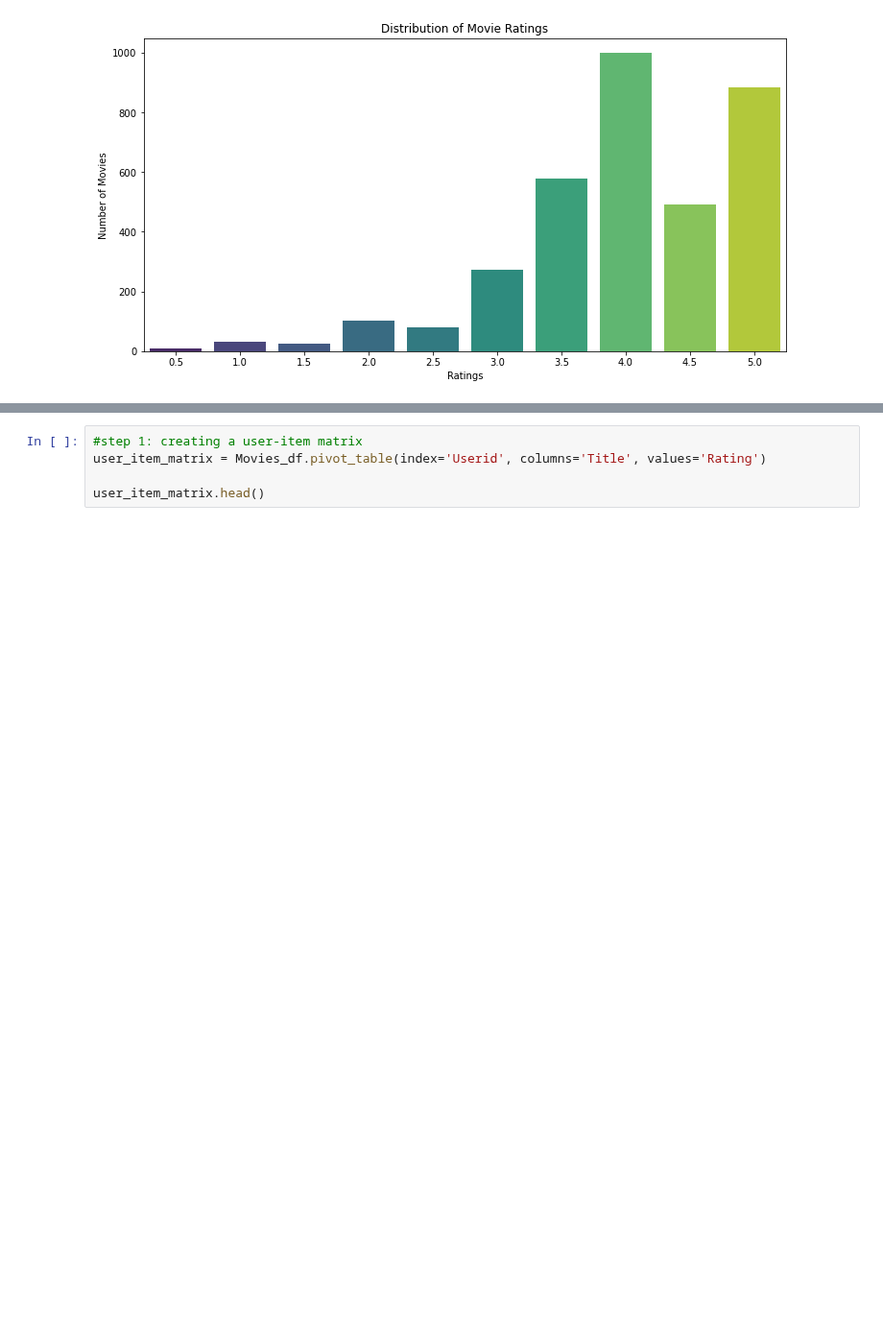
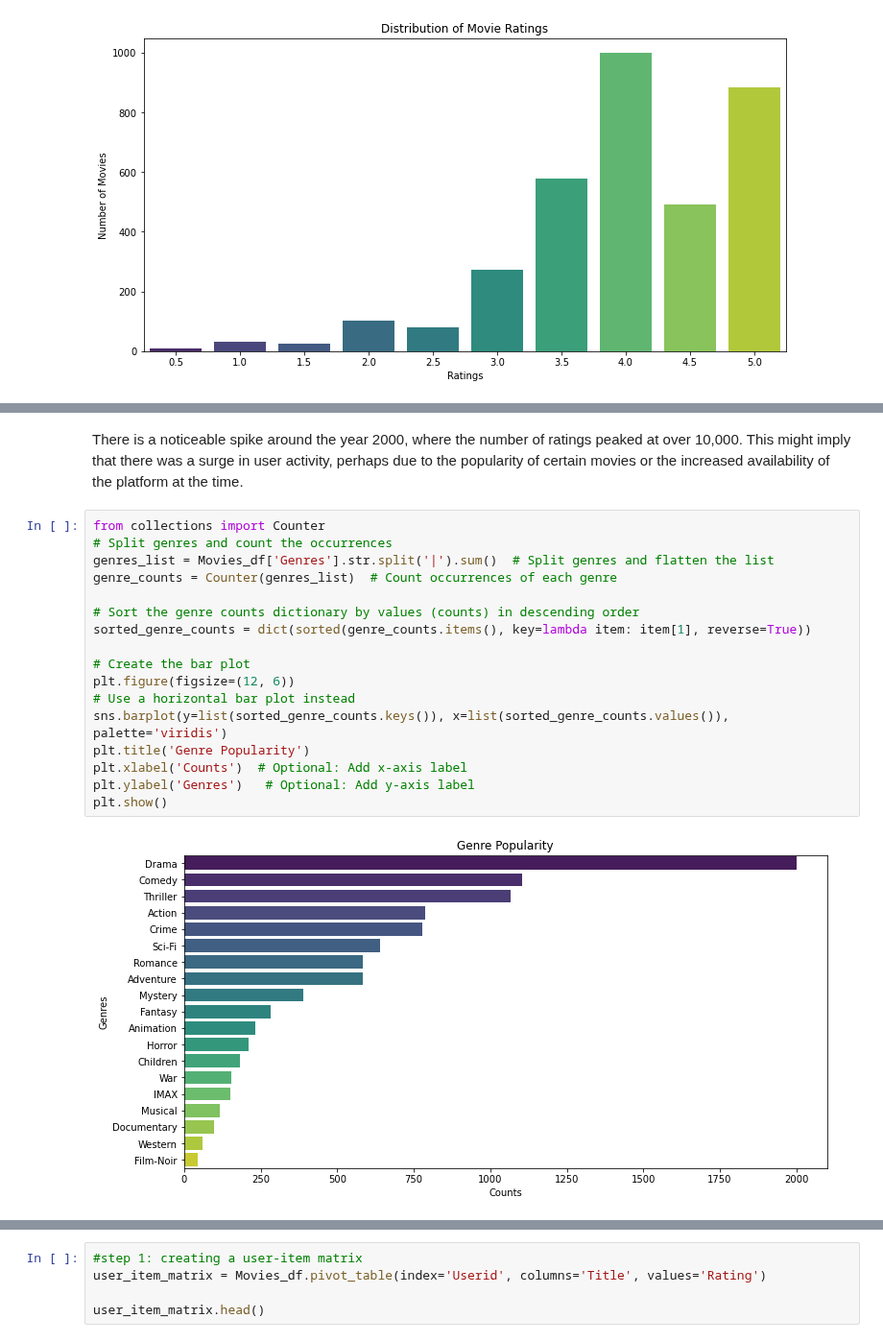
Before and after one commit to ruth-kitasi/Movielens-Recommendation-System, a Jupyter notebook: index.ipynb, the cells around one changed output, grey strips where cells are left out. Shown at 96% size. Cells and saved outputs as stored; diff of their text form; blank space fills up the shorter version.

```diff
--- a/index.ipynb
+++ b/index.ipynb
@@ -609,0 +687,22 @@ plot_rating_distribution(Movies_df)  # Display the rating distribution plot
+# %% [markdown]
+There is a noticeable spike around the year 2000, where the number of ratings peaked at over 10,000.
+This might imply that there was a surge in user activity, perhaps due to the popularity of certain movies or the increased availability of the platform at the time.
+# %%
+from collections import Counter
+# Split genres and count the occurrences
+genres_list = Movies_df['Genres'].str.split('|').sum()  # Split genres and flatten the list
+genre_counts = Counter(genres_list)  # Count occurrences of each genre
+
+# Sort the genre counts dictionary by values (counts) in descending order
+sorted_genre_counts = dict(sorted(genre_counts.items(), key=lambda item: item[1], reverse=True))
+
+# Create the bar plot
+plt.figure(figsize=(12, 6))
+# Use a horizontal bar plot instead
+sns.barplot(y=list(sorted_genre_counts.keys()), x=list(sorted_genre_counts.values()), palette='viridis')
+plt.title('Genre Popularity')
+plt.xlabel('Counts')  # Optional: Add x-axis label
+plt.ylabel('Genres')   # Optional: Add y-axis label
+plt.show()
+# %% [output]
+[figure, added]
```
Also changed, not shown: parts of 66 cells of this notebook.
